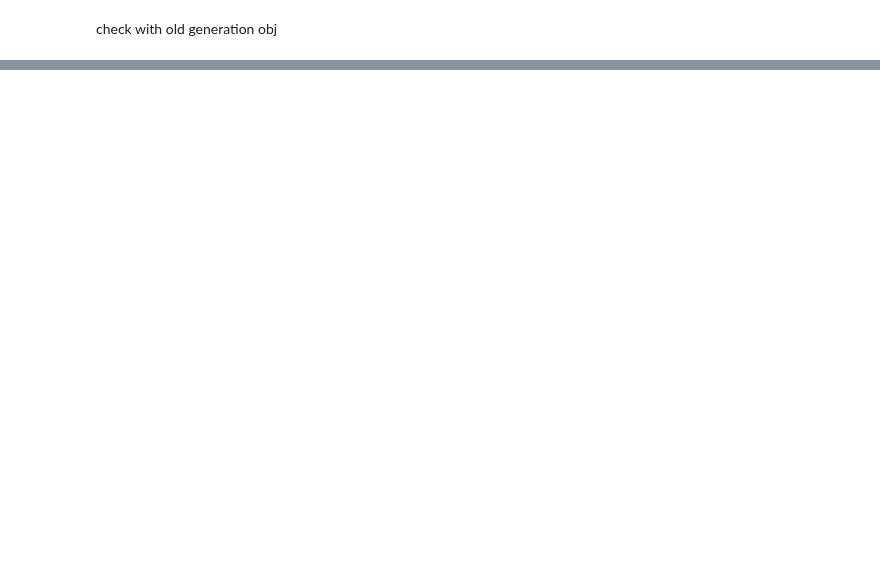
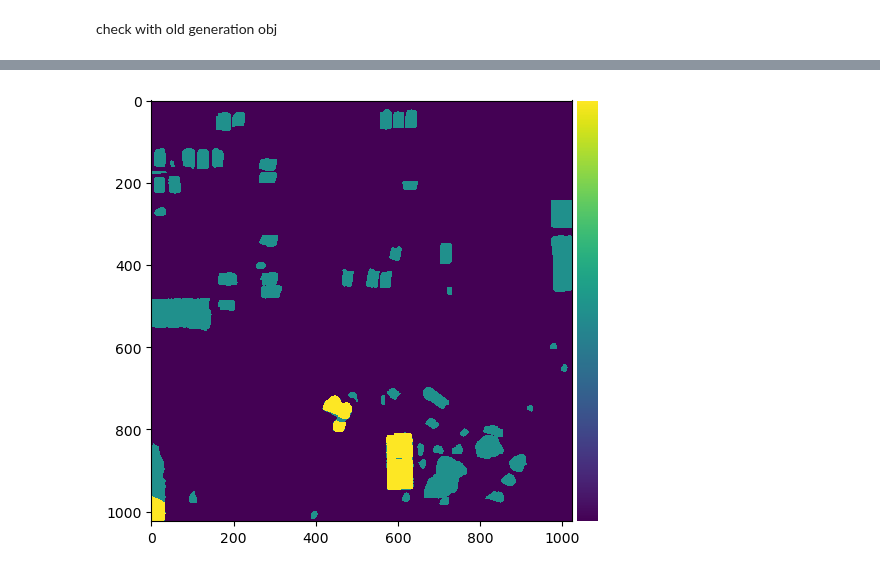
Before and after one commit to brustt/stylo_magique_intership_ign, a Jupyter notebook: notebooks/inference/run_inference.ipynb, the cells around one changed output, grey strips where cells are left out. Drawn from its saved outputs; the diff is of its cells as text; code cells hidden in the pictures; blank space fills up the shorter version.

```diff
--- a/notebooks/inference/run_inference.ipynb
+++ b/notebooks/inference/run_inference.ipynb
@@ -290,0 +404,6 @@ TypeError: build_sam_vit_b() got an unexpected keyword argument 'model'
+# %%
+# img_B
+m = np.stack([m["segmentation"] for m in masks])
+show_img(np.sum(m, axis=0))
+# %% [output]
+[figure, added]
```
Also changed, not shown: parts of 24 cells of this notebook, 12 other files.
